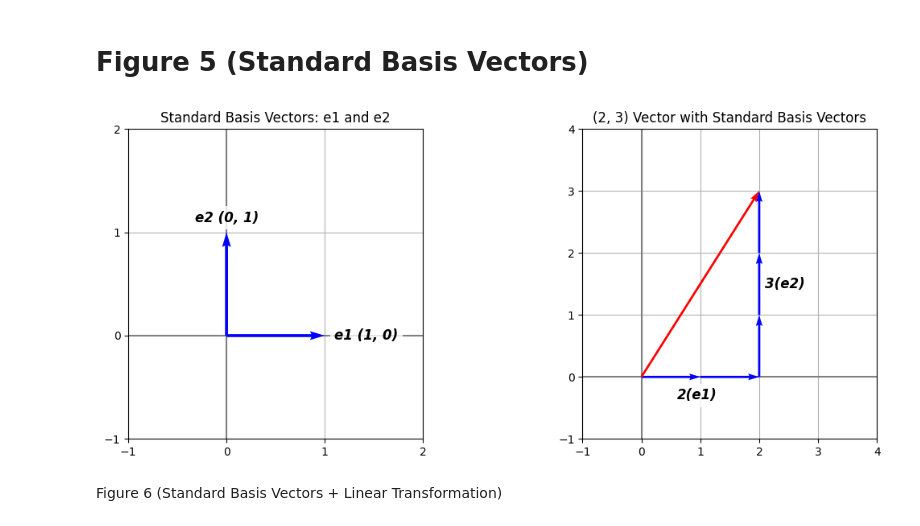
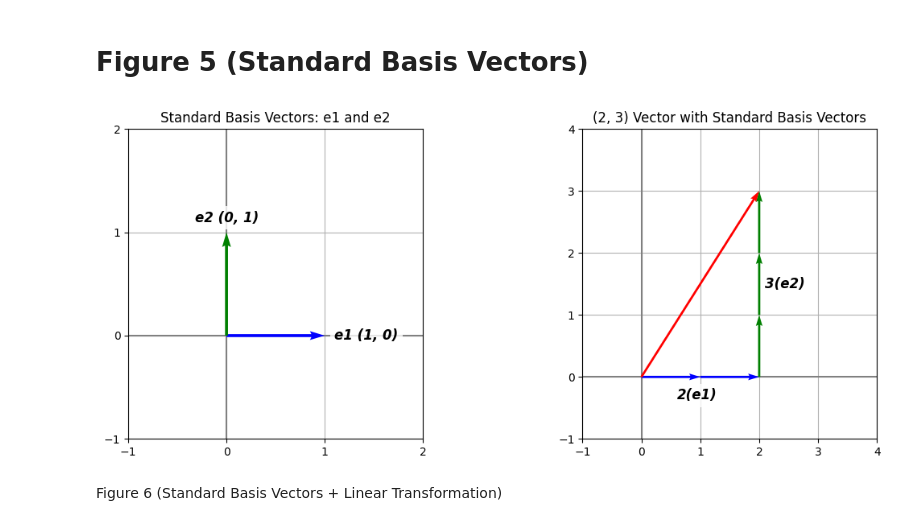
Before and after one commit to Keoni808/Visuals, a Jupyter notebook: Linear_Transformations_(Figures).ipynb, the cells around one changed output. Cells and saved outputs as stored; diff of their text form; code cells hidden in the pictures.

```diff
--- a/Linear_Transformations_(Figures).ipynb
+++ b/Linear_Transformations_(Figures).ipynb
@@ -304,7 +304,7 @@ fig = plt.figure(figsize=(12, 5))
 # Creating standard basis vectors (e1 & e2)
 ax1 = fig.add_subplot(1, 15, (1, 6))
 ax1.quiver(0, 0, *std_basis_vector_x, color=['b'], scale=1, scale_units='xy', angles='xy', width = .01, zorder=3)
-ax1.quiver(0, 0, *std_basis_vector_y, color=['b'], scale=1, scale_units='xy', angles='xy', width = .01, zorder=3)
+ax1.quiver(0, 0, *std_basis_vector_y, color=['g'], scale=1, scale_units='xy', angles='xy', width = .01, zorder=3)
 
 # Adding enhanced text annotations
 ax1.text(1.1, 0, 'e1 (1, 0)', color='black', verticalalignment='center', fontsize=12, fontweight='bold', style='italic', bbox=dict(facecolor='white', alpha=0.8, edgecolor='none'))
@@ -314,37 +314,37 @@ ax1.set_xlim(-1, 2)
 ax1.set_ylim(-1, 2)
 ax1.axhline(0, color='grey', linewidth=1.5)
 ax1.axvline(0, color='grey', linewidth=1.5)
 
 # Set the grid to show at each integer interval
 ax1.xaxis.set_major_locator(MultipleLocator(1))
 ax1.yaxis.set_major_locator(MultipleLocator(1))
 
 ax1.grid(True)
 ax1.set_title('Standard Basis Vectors: e1 and e2')
 
 # Creating (2, 3) vector with standard basis vector breakdown
 ax2 = fig.add_subplot(1, 15, (10, 15))
 ax2.quiver(0, 0, *vector, color=['r'], scale=1, linewidth=2.0, scale_units='xy', angles='xy', zorder=4)
 ax2.quiver(0, 0, *std_basis_vector_x, color=['b'], scale=1, scale_units='xy', angles='xy', zorder=3)
 ax2.quiver(1, 0, *std_basis_vector_x, color=['b'], scale=1, scale_units='xy', angles='xy', zorder=3)
-ax2.quiver(2, 0, *std_basis_vector_y, color=['b'], scale=1, scale_units='xy', angles='xy', zorder=3)
-ax2.quiver(2, 1, *std_basis_vector_y, color=['b'], scale=1, scale_units='xy', angles='xy', zorder=3)
-ax2.quiver(2, 2, *std_basis_vector_y, color=['b'], scale=1, scale_units='xy', angles='xy', zorder=3)
+ax2.quiver(2, 0, *std_basis_vector_y, color=['g'], scale=1, scale_units='xy', angles='xy', zorder=3)
+ax2.quiver(2, 1, *std_basis_vector_y, color=['g'], scale=1, scale_units='xy', angles='xy', zorder=3)
+ax2.quiver(2, 2, *std_basis_vector_y, color=['g'], scale=1, scale_units='xy', angles='xy', zorder=3)
 
 ax2.text(.6, -.3, '2(e1)', color='black', verticalalignment='center', fontsize=12, fontweight='bold', style='italic', bbox=dict(facecolor='white', alpha=0.8, edgecolor='none'))
 ax2.text(2.1, 1.5, '3(e2)', color='black', verticalalignment='center', fontsize=12, fontweight='bold', style='italic', bbox=dict(facecolor='white', alpha=0.8, edgecolor='none'))
 
 ax2.set_xlim(-1, 4)
 ax2.set_ylim(-1, 4)
 ax2.axhline(0, color='grey', linewidth=1.5)
 ax2.axvline(0, color='grey', linewidth=1.5)
 
 ax2.grid(True)
 ax2.set_title('(2, 3) Vector with Standard Basis Vectors')
 
 fig.savefig('StandardBasisVectors.png')
 # %% [output]
-[figure, old version]
+[figure, new version]
 # %% [markdown]
 Figure 6 (Standard Basis Vectors + Linear Transformation)
 # %%
```
Also changed, not shown: parts of 3 cells of this notebook.
